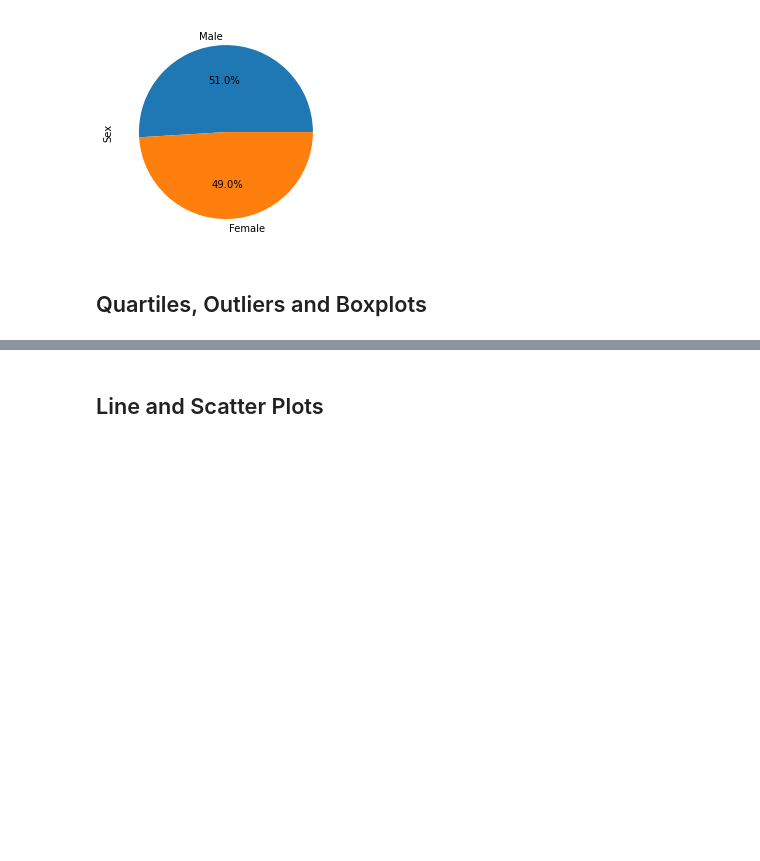
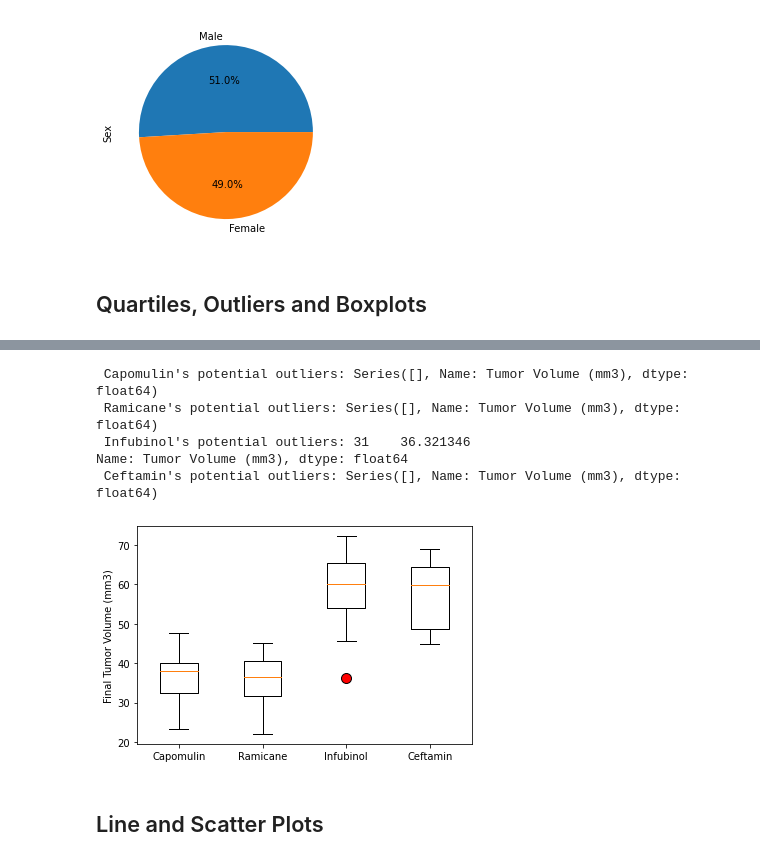
Before and after one commit to ailiushin/Matplotlib-challenge, a Jupyter notebook: Pymaceuticals/pymaceuticals.ipynb, the cells around one changed output, grey strips where cells are left out. Saved outputs shown, nothing was run; the diff lists cells and outputs as text; code cells hidden in the pictures; blank space fills up the shorter version.

```diff
--- a/Pymaceuticals/pymaceuticals.ipynb
+++ b/Pymaceuticals/pymaceuticals.ipynb
@@ -221,2 +175,53 @@ Ceftamin's potential outliers: Series([], Name: Tumor Volume (mm3), dtype: float
+# %%
+# max value per each mouse
+max_value = clean_data.groupby('Mouse ID')['Timepoint'].max().reset_index()
+
+# merging the with original data
+sorted_data = pd.merge(max_value, clean_data, on=['Mouse ID','Timepoint'],how='left')
+
+#sorting on 4 specific treatment regimens
+sorted_data = sorted_data.loc[(sorted_data['Drug Regimen'] == 'Capomulin') | (sorted_data['Drug Regimen'] == 'Ramicane') |
+                                (sorted_data['Drug Regimen'] == 'Infubinol') | (sorted_data['Drug Regimen'] == 'Ceftamin')]
+
+# keeping only relevant colmns
+final_data = sorted_data[["Mouse ID", "Drug Regimen","Tumor Volume (mm3)"]]
+
+
+# create a list of treatments for analysis
+treatment_list = ['Capomulin','Ramicane','Infubinol','Ceftamin']
+
+# setting up a loop to go through each treatment analysis in the data to create a new list
+# that shows upper and lowe quartiles, and poptential outliers then prints values
+
+# new list
+final_list = []
+
+#  loop
+for treatment in treatment_list:
+    tumor_vol = final_data.loc[final_data['Drug Regimen'] == treatment]['Tumor Volume (mm3)']
+    final_list.append(tumor_vol)
+    quartiles = tumor_vol.quantile([.25,.5,.75])
+    lowerq = quartiles[0.25]
+    upperq = quartiles[0.75]
+    iqr = upperq-lowerq
+    lower_bound = lowerq - (1.5*iqr)
+    upper_bound = upperq + (1.5*iqr)
+    outliers = tumor_vol.loc[(tumor_vol < lower_bound) | (tumor_vol > upper_bound)]
+    print(f" {treatment}'s potential outliers: {outliers}")
+
+
+#generating blox-plot and formatting
+red_dot = dict(markerfacecolor='red', markersize=10)
+plt.boxplot(final_list, labels=treatment_list,flierprops=red_dot)
+plt.ylabel('Final Tumor Volume (mm3)')
+
+plt.show()
+# %% [output]
+ Capomulin's potential outliers: Series([], Name: Tumor Volume (mm3), dtype: float64)
+ Ramicane's potential outliers: Series([], Name: Tumor Volume (mm3), dtype: float64)
+ Infubinol's potential outliers: 31    36.321346
+Name: Tumor Volume (mm3), dtype: float64
+ Ceftamin's potential outliers: Series([], Name: Tumor Volume (mm3), dtype: float64)
+[figure, added]
 # %% [markdown]
 ## Line and Scatter Plots
```
Also changed, not shown: parts of 12 cells of this notebook, 1 other file.
